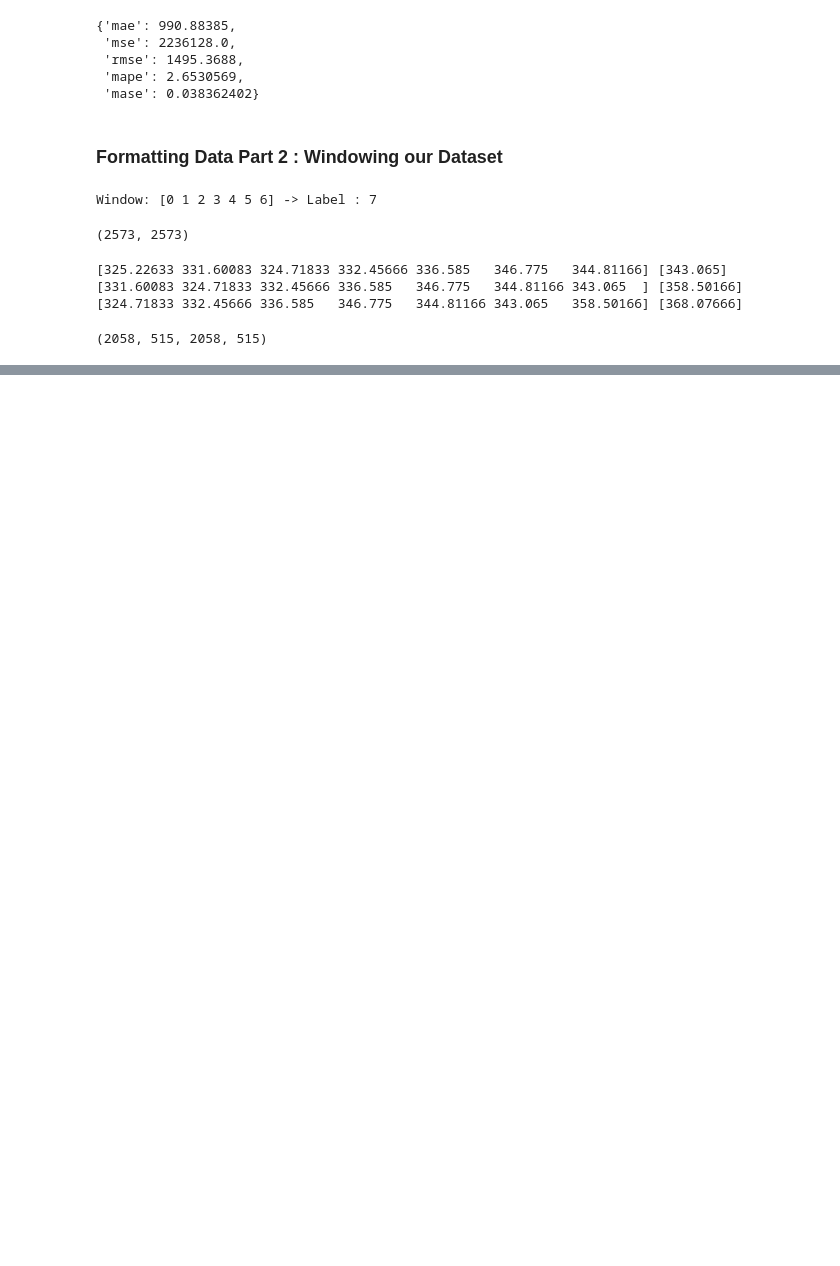
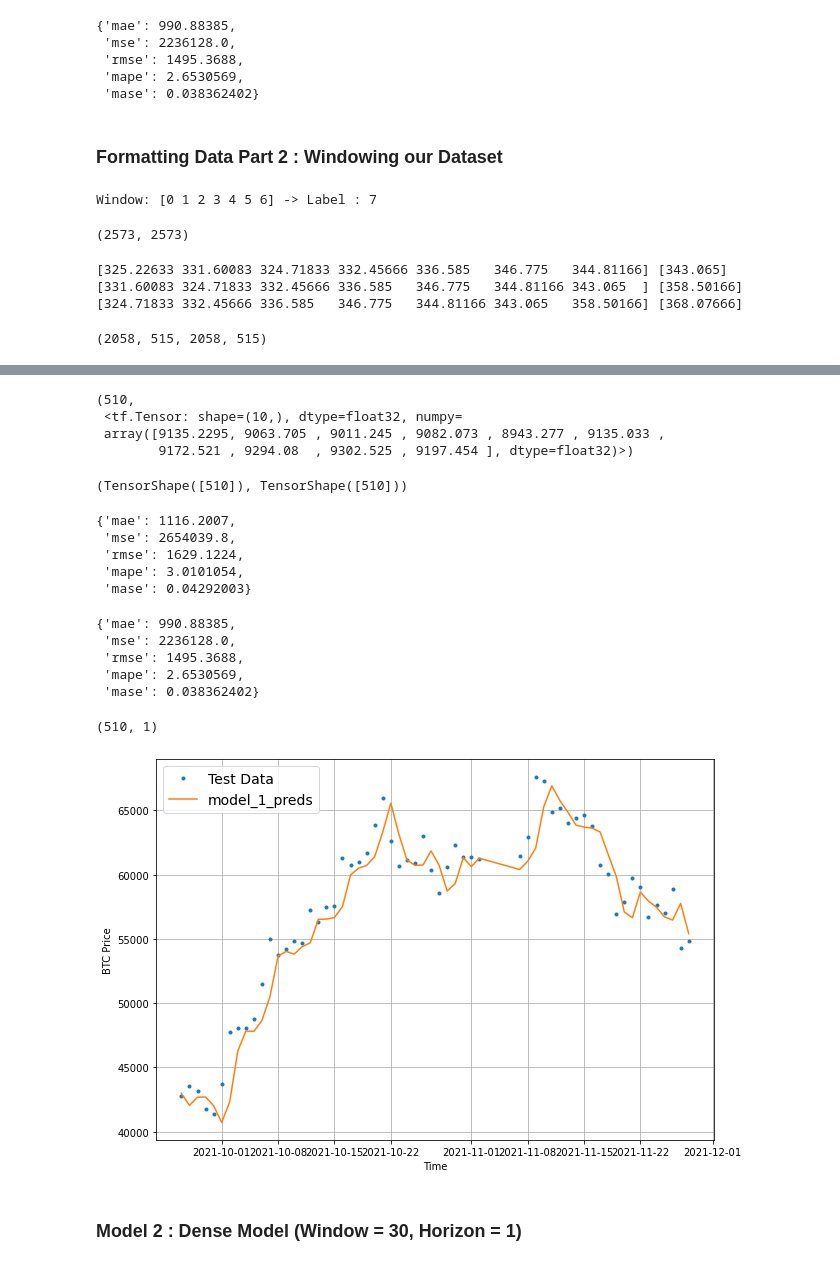
Before and after one commit to jjaimwork/Time-Series-with-TensorFlow, a Jupyter notebook: btc-time-series-notebook.ipynb, the cells around one changed output, grey strips where cells are left out. Drawn from its saved outputs; the diff is of its cells as text; code cells hidden in the pictures; blank space fills up the shorter version.

Commit message:
add upto Model 5

```diff
--- a/btc-time-series-notebook.ipynb
+++ b/btc-time-series-notebook.ipynb
@@ -234,0 +244,19 @@ import os
+# %%
+tf.random.set_seed(42)
+
+model_1 = tf.keras.Sequential([
+    tf.keras.layers.Dense(128, activation='relu'),
+    tf.keras.layers.Dense(HORIZON, activation='linear')
+])
+
+model_1.compile(loss='mae',
+                optimizer=tf.keras.optimizers.Adam(),
+                metrics=['mae', 'mse'])
+
+model_1.fit(x = train_windows,
+            y = train_labels,
+            epochs = 100,
+            verbose = 0,
+            batch_size = 128,
+            validation_data = (test_windows, test_labels),
+            callbacks = [create_model_checkpoint(model_name=model_1.name)])
@@ -234,0 +287,60 @@ import os
+# %%
+def make_preds(model, input_data):
+  """
+  Uses model to make predictions input_data.
+  """
+  forecast = model.predict(input_data)
+  return tf.squeeze(forecast) # return 1D array of predictions
+# %%
+# Make predictions using model_1 on the test dataset and view results
+model_1_preds = make_preds(model_1, test_windows)
+len(model_1_preds), model_1_preds[:10]
+# %% [output]
+(510,
+ <tf.Tensor: shape=(10,), dtype=float32, numpy=
+ array([9135.2295, 9063.705 , 9011.245 , 9082.073 , 8943.277 , 9135.033 ,
+        9172.521 , 9294.08  , 9302.525 , 9197.454 ], dtype=float32)>)
+# %%
+tf.squeeze(test_labels).shape, model_1_preds.shape
+# %% [output]
+(TensorShape([510]), TensorShape([510]))
+# %%
+model_1_results = evaluate_preds(y_true=tf.squeeze(test_labels),
+                                 y_pred=model_1_preds)
+model_1_results
+# %% [output]
+{'mae': 1116.2007,
+ 'mse': 2654039.8,
+ 'rmse': 1629.1224,
+ 'mape': 3.0101054,
+ 'mase': 0.04292003}
+# %%
+naive_results
+# %% [output]
+{'mae': 990.88385,
+ 'mse': 2236128.0,
+ 'rmse': 1495.3688,
+ 'mape': 2.6530569,
+ 'mase': 0.038362402}
+# %%
+test_labels.shape
+# %% [output]
+(510, 1)
+# %%
+offset = 450
+plt.figure(figsize=(10, 7))
+# Account for the test_window offset and index into test_labels to ensure correct plotting
+plot_time_series(timesteps=X_test[-len(test_windows):],
+                 values=test_labels[:, 0],
+                 start=offset,
+                 label="Test Data")
+
+plot_time_series(timesteps=X_test[-len(test_windows):],
+                 values=model_1_preds,
+                 start=offset,
+                 format_="-",
+                 label="model_1_preds")
+# %% [output]
+[figure, added]
+# %% [markdown]
+### Model 2 : Dense Model (Window = 30, Horizon = 1)
```
Also changed, not shown: parts of 47 cells of this notebook, 29 other files.
